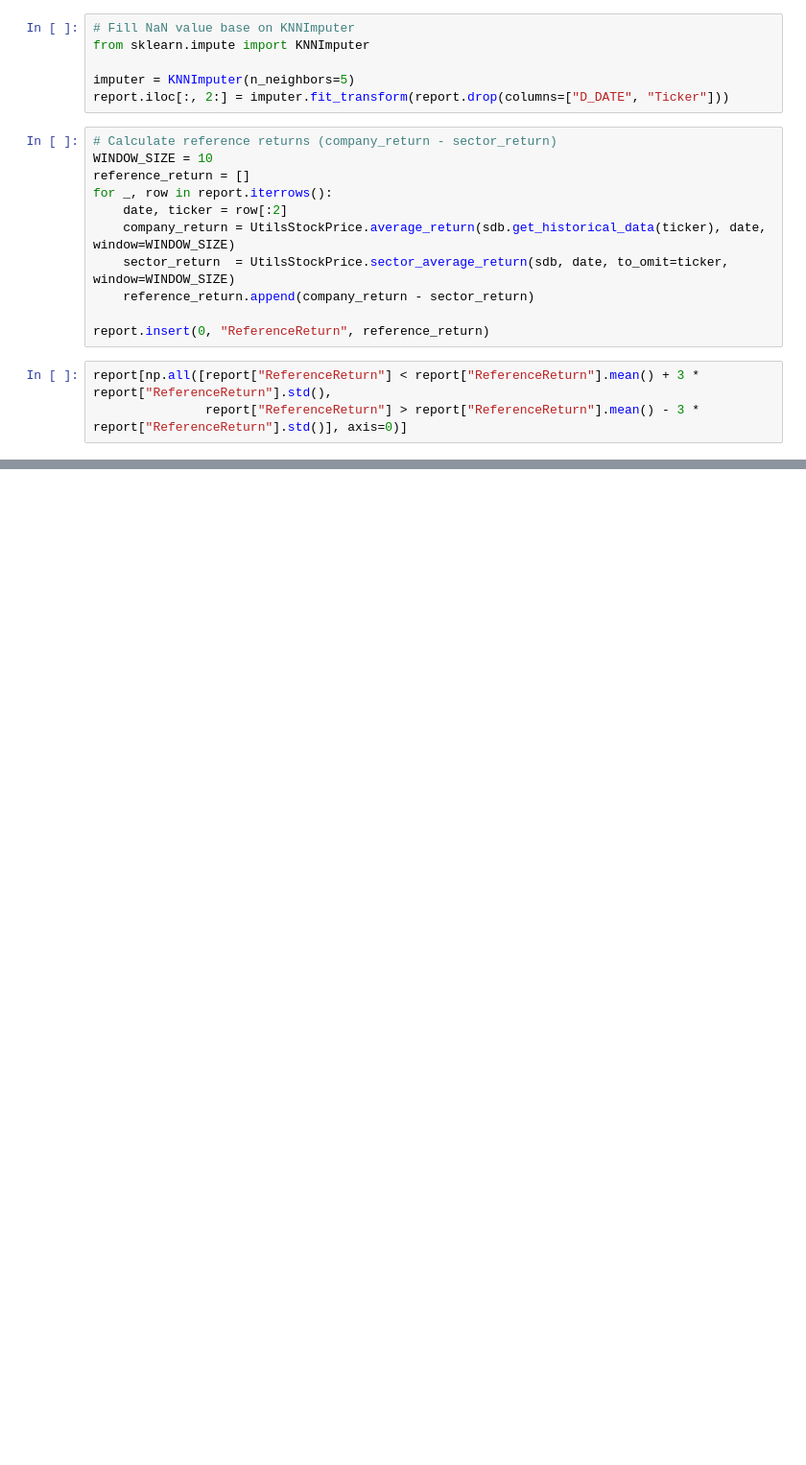
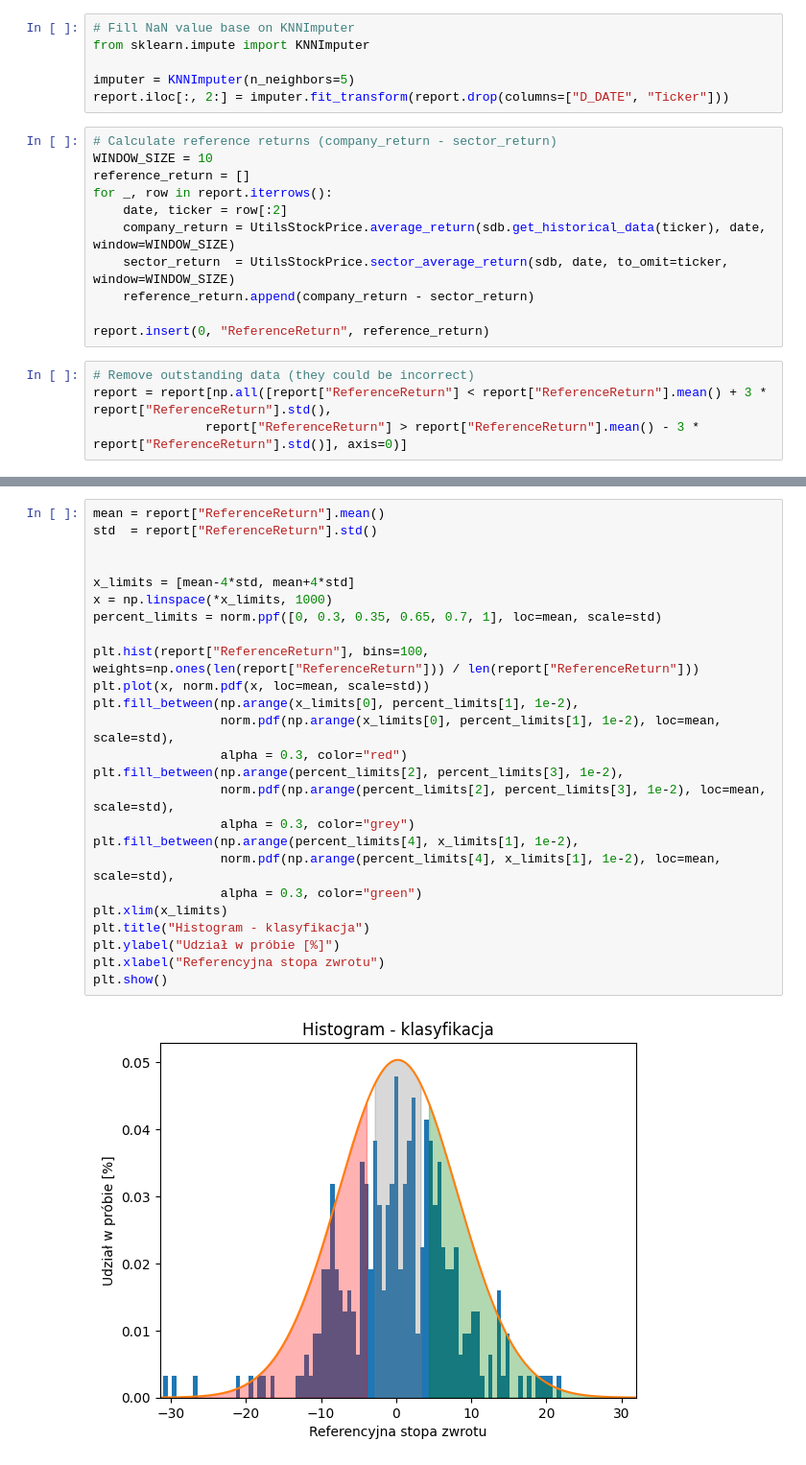
Before and after one commit to antonibezdzietny/FinancialReportsImpact, a Jupyter notebook: analysis/categorizedAnalysis.ipynb, the cells around one changed output, grey strips where cells are left out. Shown: that part at 96% size. Cells and saved outputs as stored; diff of their text form; blank space fills up the shorter version.

```diff
--- a/analysis/categorizedAnalysis.ipynb
+++ b/analysis/categorizedAnalysis.ipynb
@@ -62,5 +62,6 @@ for _, row in report.iterrows():
 
 report.insert(0, "ReferenceReturn", reference_return)
 # %%
-report[np.all([report["ReferenceReturn"] < report["ReferenceReturn"].mean() + 3 * report["ReferenceReturn"].std(),
+# Remove outstanding data (they could be incorrect)
+report = report[np.all([report["ReferenceReturn"] < report["ReferenceReturn"].mean() + 3 * report["ReferenceReturn"].std(),
                report["ReferenceReturn"] > report["ReferenceReturn"].mean() - 3 * report["ReferenceReturn"].std()], axis=0)]
@@ -80,0 +68,27 @@ report[np.all([report["ReferenceReturn"] < report["ReferenceReturn"].mean() + 3
+# %%
+mean = report["ReferenceReturn"].mean()
+std  = report["ReferenceReturn"].std()
+
+
+x_limits = [mean-4*std, mean+4*std]
+x = np.linspace(*x_limits, 1000)
+percent_limits = norm.ppf([0, 0.3, 0.35, 0.65, 0.7, 1], loc=mean, scale=std)
+
+plt.hist(report["ReferenceReturn"], bins=100,  weights=np.ones(len(report["ReferenceReturn"])) / len(report["ReferenceReturn"]))
+plt.plot(x, norm.pdf(x, loc=mean, scale=std))
+plt.fill_between(np.arange(x_limits[0], percent_limits[1], 1e-2),
+                 norm.pdf(np.arange(x_limits[0], percent_limits[1], 1e-2), loc=mean, scale=std),
+                 alpha = 0.3, color="red")
+plt.fill_between(np.arange(percent_limits[2], percent_limits[3], 1e-2),
+                 norm.pdf(np.arange(percent_limits[2], percent_limits[3], 1e-2), loc=mean, scale=std),
+                 alpha = 0.3, color="grey")
+plt.fill_between(np.arange(percent_limits[4], x_limits[1], 1e-2),
+                 norm.pdf(np.arange(percent_limits[4], x_limits[1], 1e-2), loc=mean, scale=std),
+                 alpha = 0.3, color="green")
+plt.xlim(x_limits)
+plt.title("Histogram - klasyfikacja")
+plt.ylabel("Udział w próbie [%]")
+plt.xlabel("Referencyjna stopa zwrotu")
+plt.show()
+# %% [output]
+[figure, added]
```
Also changed, not shown: parts of 1 cell of this notebook, 2 other files.
